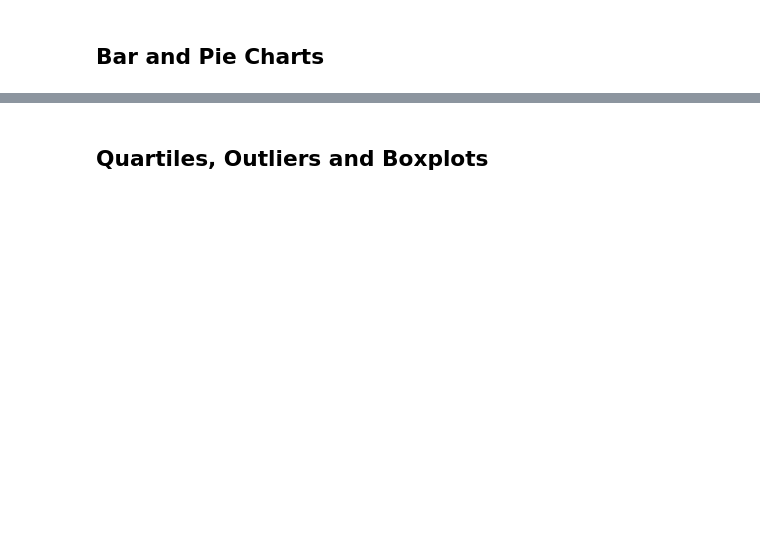
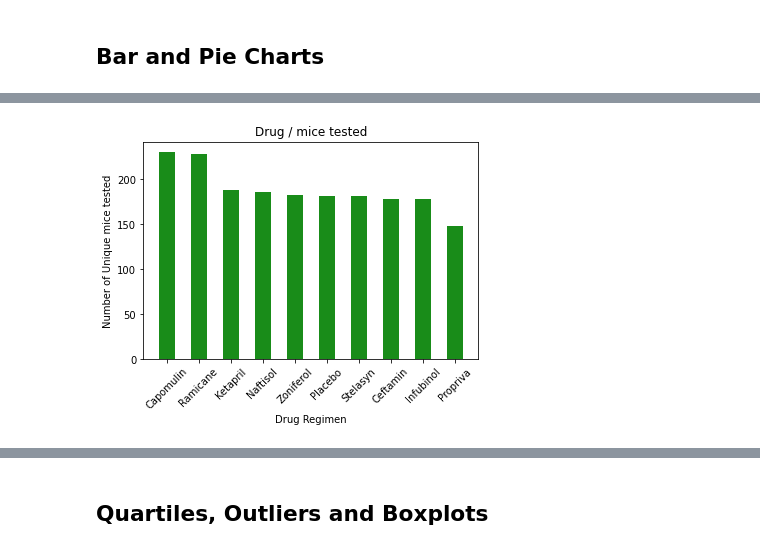
Before and after one commit to Nickoranteng/Matplotlib, a Jupyter notebook: Matplotlib-Project/01-Case-Assignment/Instructions/Pymaceuticals/pymaceuticals_starter.ipynb, the cells around one changed output, grey strips where cells are left out. Saved outputs shown, nothing was run; the diff lists cells and outputs as text; code cells hidden in the pictures; blank space fills up the shorter version.

```diff
--- a/Matplotlib-Project/01-Case-Assignment/Instructions/Pymaceuticals/pymaceuticals_starter.ipynb
+++ b/Matplotlib-Project/01-Case-Assignment/Instructions/Pymaceuticals/pymaceuticals_starter.ipynb
@@ -79,2 +139,17 @@ len(mouse_clean_df["Mouse ID"].unique())
+# %%
+# Generate a bar plot showing the total number of unique mice tested on each drug regimen using pyplot.
+
+drug_regimen_py= mouse_clean_df["Drug Regimen"].value_counts()
+y_axis=drug_regimen_py.values
+x_axis=np.arange(0,len(y_axis),1)
+x_drugs=drug_regimen_py.index
+plt.bar(x_drugs, y_axis, color='g', alpha=0.9, align = "center", width= .5)
+plt.ylabel("Number of Unique mice tested")
+plt.xlabel("Drug Regimen")
+plt.title("Drug / mice tested")
+plt.xticks(rotation="45")
+plt.show()
+# %% [output]
+[figure, added]
 # %%
 # Generate a pie plot showing the distribution of female versus male mice using pandas
```
Also changed, not shown: parts of 20 cells of this notebook.
